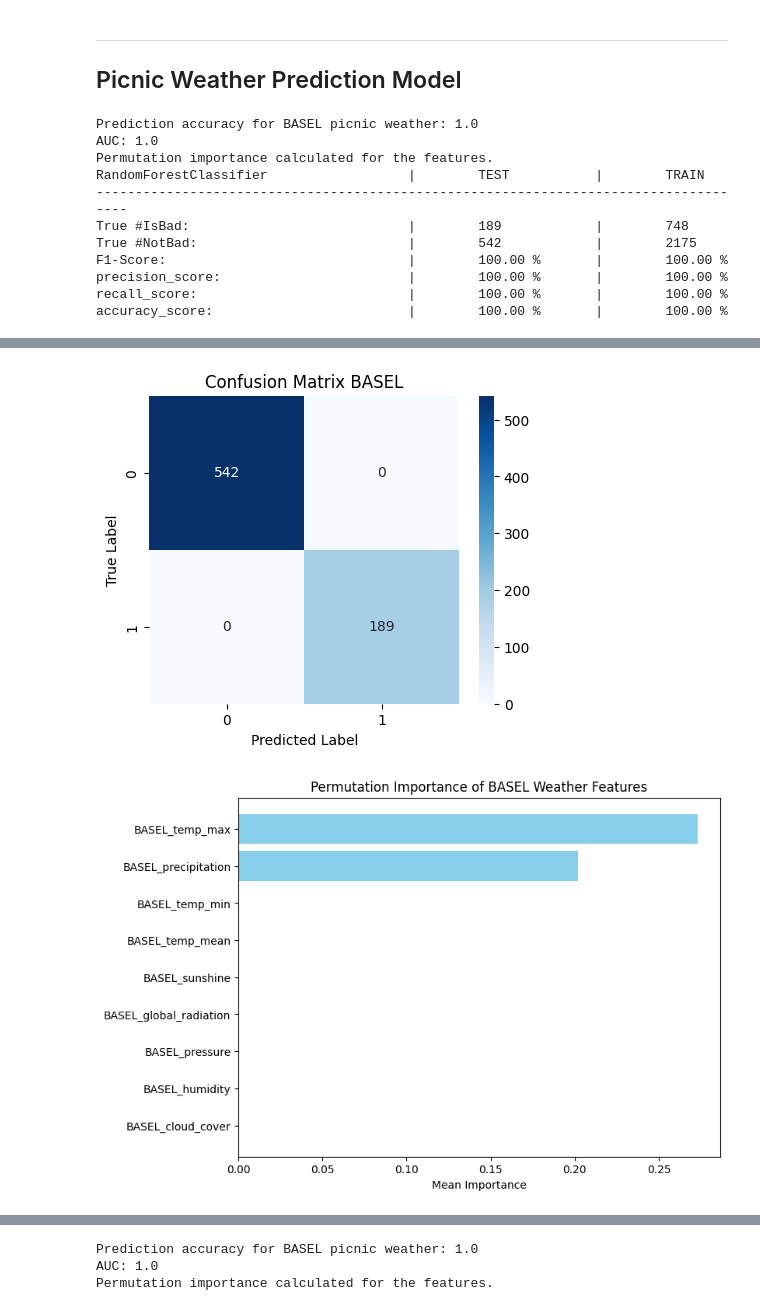
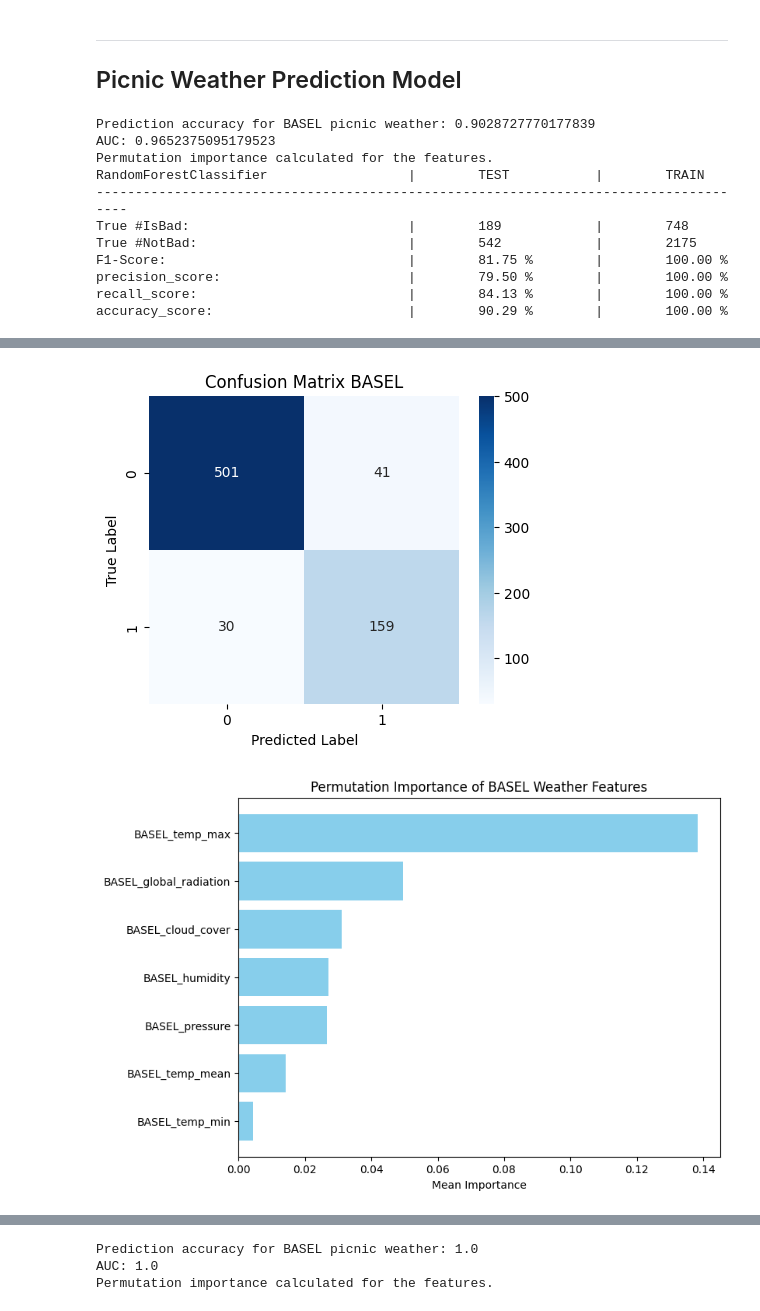
Before and after one commit to Spaeth-26/portfolio, a Jupyter notebook: notebooks/01_exploration_Weather_picnic.ipynb, the cells around one changed output, grey strips where cells are left out. Cells and saved outputs as stored; diff of their text form; code cells hidden in the pictures.

Commit message:
more data and more plots

```diff
--- a/notebooks/01_exploration_Weather_picnic.ipynb
+++ b/notebooks/01_exploration_Weather_picnic.ipynb
@@ -461,0 +480,14 @@ for city in unique_cities:
+# %%
+
+# Da alle Zeilen pro Stadt die gleiche Elevation haben, hole Elevation pro Stadt
+city_elevations = {}
+for city in weather_FS['city'].unique():
+    print('City:', city)
+    lat, lon = city_coords[city]
+    try:
+        elevation = get_elevation(lat, lon)
+        city_elevations[city] = elevation
+        print(f"Elevation für {city}: {elevation} m")
+    except Exception as e:
+        print(f"Fehler bei {city}: {e}")
+        city_elevations[city] = None
@@ -470,0 +692,22 @@ weather_FS.head(3)
+# %%
+def weather_meteostat_city(city_name):
+    # Get coordinates for the city
+    lat, lon = city_coords[city_name]
+
+    # Define time period (e.g., last 5 years)
+    end = date.today()
+    start = date(end.year - 5, end.month, end.day)
+
+    # Get weather data using Meteostat
+    location = ms.Point(lat, lon)
+    data = ms.daily(location, start, end)
+    data = data.fetch()
+
+    # Plot line chart including average, minimum and maximum temperature
+    # data.plot(y=[ms.Parameter.TEMP, ms.Parameter.TMIN, ms.Parameter.TMAX])
+    # plt.show()
+
+    return data
+# %%
+df_weather = weather_meteostat_city('BASEL')
+print(df_weather)
@@ -481,7 +1054,8 @@ weather_FS.head(3)
 def fit_model_for_city(city_name, df_weather, df_picnic, feature_cols, save_plot=False, show_plot=True):
 
     X = df_weather[feature_cols]
-    y = df_picnic[city_name+'_picnic_weather']
+    # y = df_picnic[city_name+'_picnic_weather']
+    y = df_picnic
 
     # Split data into training and testing sets
     X_train, X_test, y_train, y_test = train_test_split(X, y, test_size=0.2, random_state=42)
@@ -573,16 +1147,17 @@ def fit_model_for_city(city_name, df_weather, df_picnic, feature_cols, save_plot
 # %%
 city_name = 'BASEL'
 feature_cols = staedte_features[city_name]
-fit_model_for_city(city_name, weather_light, picnic_labels, feature_cols, save_plot=True, show_plot=True)
+fit_model_for_city(city_name, weather_light, picnic_labels[city_name+'_picnic_weather'],
+                   feature_cols, save_plot=False, show_plot=True)
 # %% [output]
-Prediction accuracy for BASEL picnic weather: 1.0
-AUC: 1.0
+Prediction accuracy for BASEL picnic weather: 0.9028727770177839
+AUC: 0.9652375095179523
 Permutation importance calculated for the features.
 RandomForestClassifier                  |        TEST           |        TRAIN
 -------------------------------------------------------------------------------------
 True #IsBad:                            |        189            |        748
 True #NotBad:                           |        542            |        2175
-F1-Score:                               |        100.00 %       |        100.00 %
-precision_score:                        |        100.00 %       |        100.00 %
-recall_score:                           |        100.00 %       |        100.00 %
-accuracy_score:                         |        100.00 %       |        100.00 %
+F1-Score:                               |        81.75 %        |        100.00 %
+precision_score:                        |        79.50 %        |        100.00 %
+recall_score:                           |        84.13 %        |        100.00 %
+accuracy_score:                         |        90.29 %        |        100.00 %
@@ -590,2 +1165,2 @@ accuracy_score:                         |        100.00 %       |        100.00
-[figure, old version]
+[figure, new version]
-[figure, old version]
+[figure, new version]
```
Also changed, not shown: parts of 37 cells of this notebook, 2 other files.
